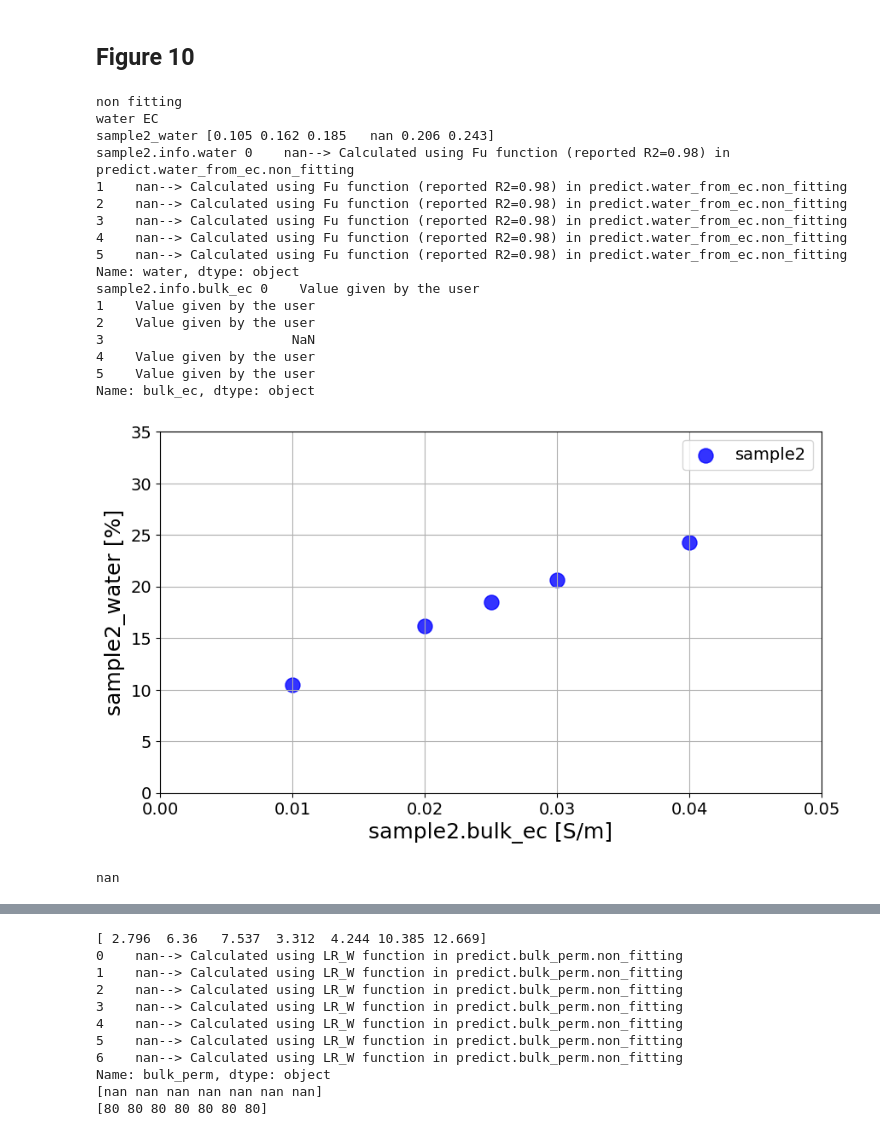
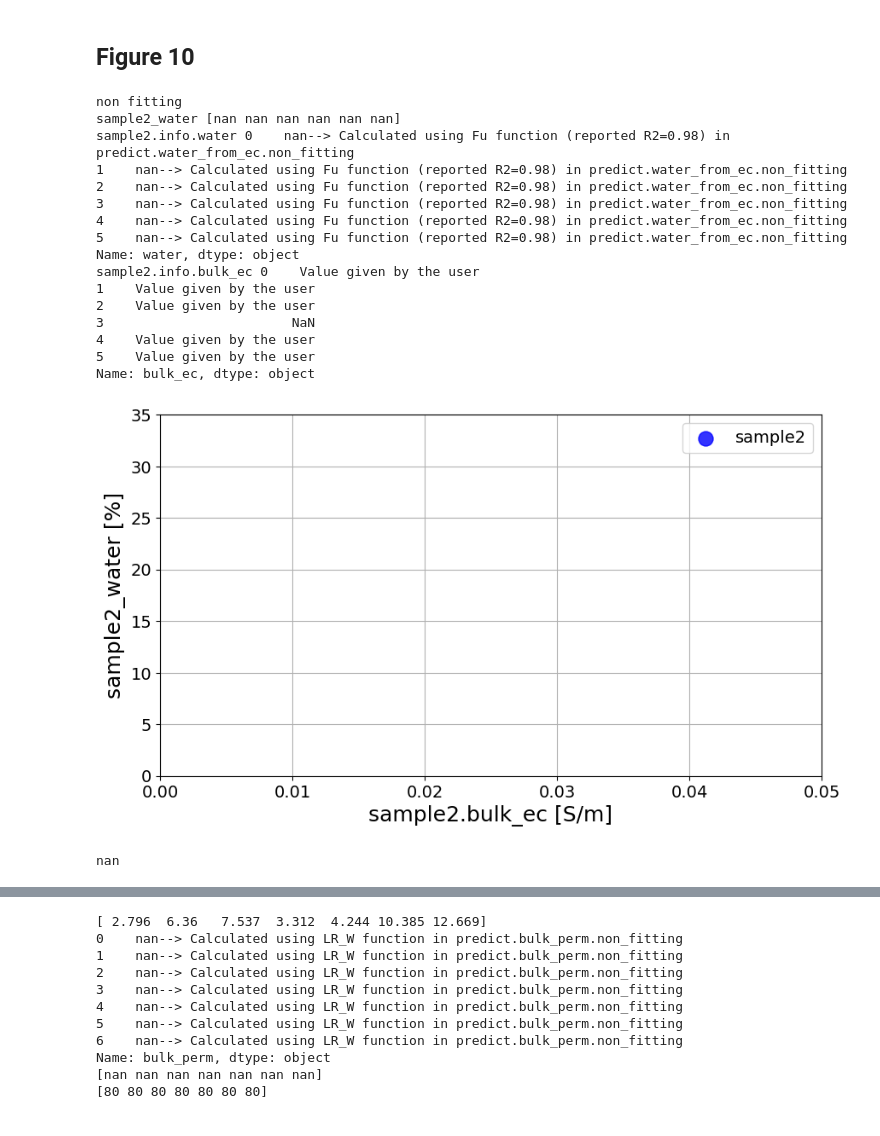
Before and after one commit to SENSE-UGent/Pedophysics, a Jupyter notebook: examples/Examples.ipynb, the cells around one changed output, grey strips where cells are left out. Cells and saved outputs as stored; diff of their text form; code cells hidden in the pictures.

```diff
--- a/examples/Examples.ipynb
+++ b/examples/Examples.ipynb
@@ -60,7 +55,7 @@ sample1.df
 # %%
 sample2 = Soil( bulk_ec = [0.01, 0.02, 0.025, np.nan, 0.030, 0.040],
                 clay = 10,
-                bulk_density = 1.4,
+                porosity = 0.4,
                 water_ec = 0.5)
 
 sample2_water = predict.Water(sample2)
@@ -75,36 +70,35 @@ fig.set_figwidth(10)
 ss=150
 ax.scatter(sample2.bulk_ec, sample2_water*100, color='blue', alpha=0.8, s=ss, label = "sample2")
 ax.set_xlim(0, 0.05)
 ax.set_ylim(0, 35)
 ax.set_xlabel('sample2.bulk_ec [S/m]', fontsize = 18)
 ax.set_ylabel('sample2_water [%]', fontsize = 18)
 ax.tick_params(axis='y', labelsize=14)
 ax.tick_params(axis='x', labelsize=14)
 ax.grid(True)
 ax.legend(loc='upper right', fontsize = 14)
 
 plt.savefig('Ex2')
 plt.show()
 sample2.df.bulk_ec[3]
 # %% [output]
 non fitting
-water EC
-sample2_water [0.105 0.162 0.185   nan 0.206 0.243]
+sample2_water [nan nan nan nan nan nan]
 sample2.info.water 0    nan--> Calculated using Fu function (reported R2=0.98) in predict.water_from_ec.non_fitting
 1    nan--> Calculated using Fu function (reported R2=0.98) in predict.water_from_ec.non_fitting
 2    nan--> Calculated using Fu function (reported R2=0.98) in predict.water_from_ec.non_fitting
 3    nan--> Calculated using Fu function (reported R2=0.98) in predict.water_from_ec.non_fitting
 4    nan--> Calculated using Fu function (reported R2=0.98) in predict.water_from_ec.non_fitting
 5    nan--> Calculated using Fu function (reported R2=0.98) in predict.water_from_ec.non_fitting
 Name: water, dtype: object
 sample2.info.bulk_ec 0    Value given by the user
 1    Value given by the user
 2    Value given by the user
 3                        NaN
 4    Value given by the user
 5    Value given by the user
 Name: bulk_ec, dtype: object
-[figure, old version]
+[figure, new version]
 nan
 # %%
 sample3 = Soil(bulk_ec = [0.01, 0.02, 0.025, np.nan, 0.030, 0.040],
```
Also changed, not shown: parts of 10 cells of this notebook, 16 other files.
